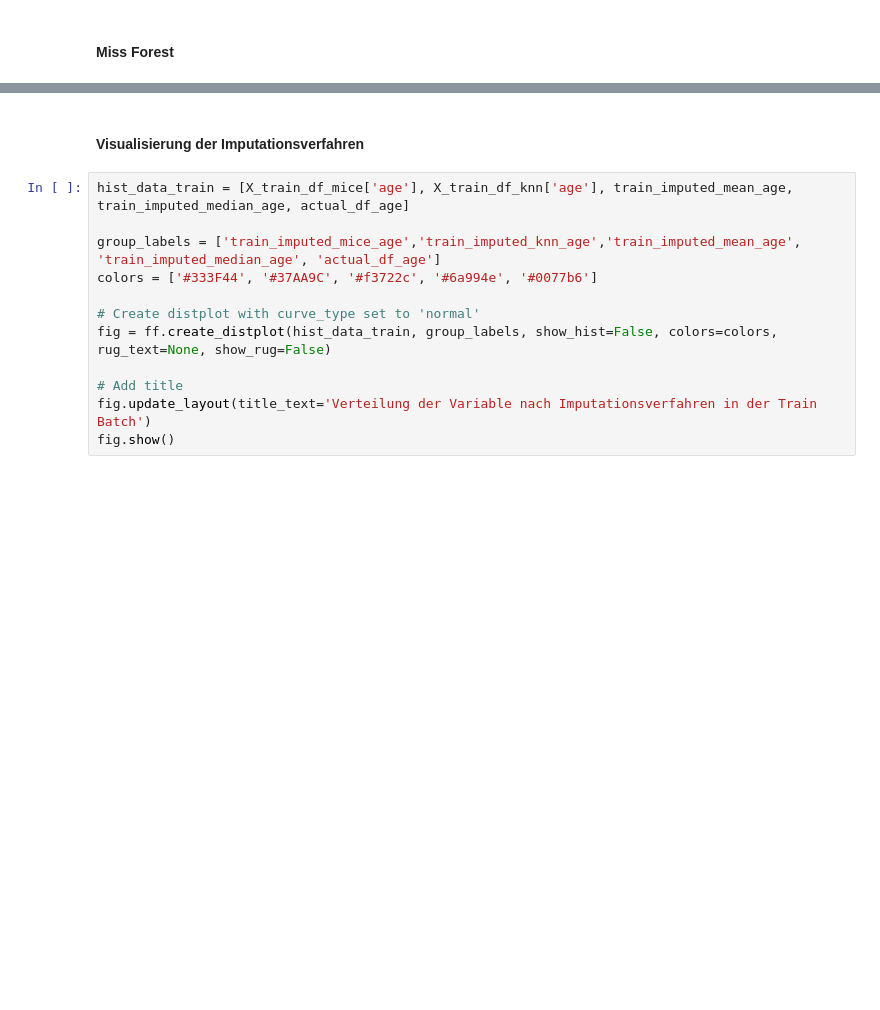
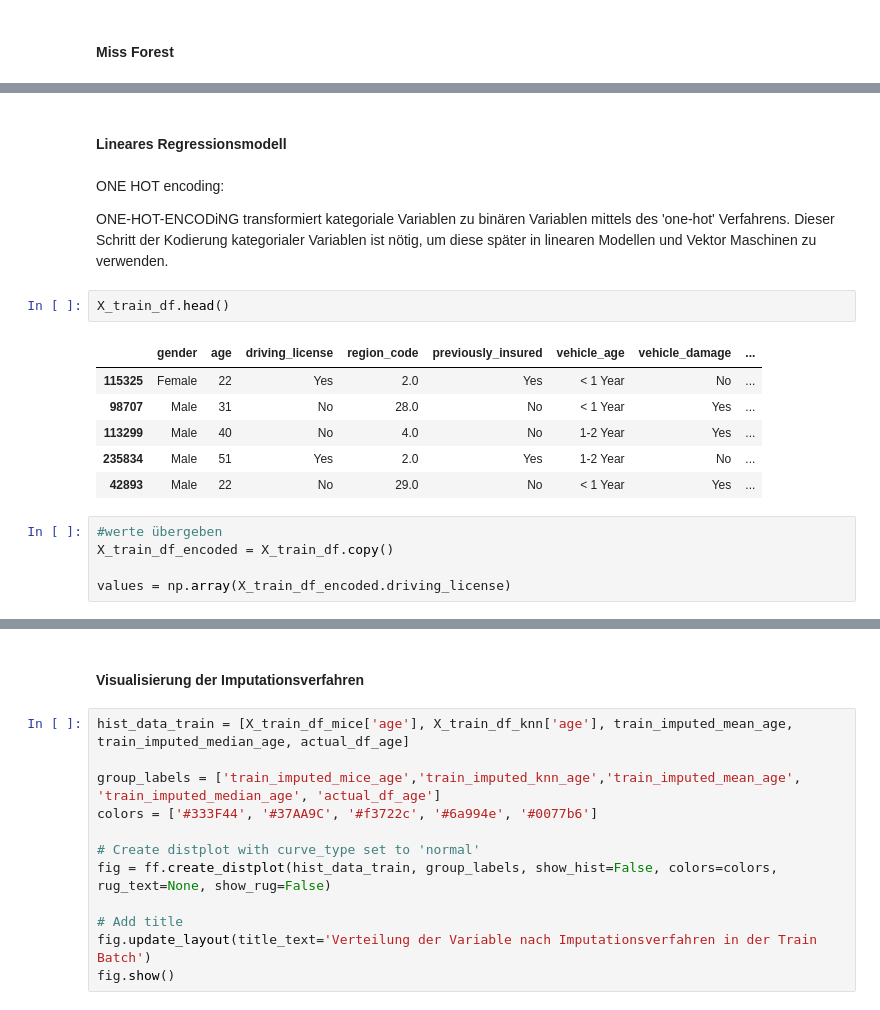
Before and after one commit to tlex-web/data_analysis_crisp_dm, a Jupyter notebook: data_preparation.ipynb, the cells around one changed output, grey strips where cells are left out. Drawn from its saved outputs; the diff is of its cells as text; blank space fills up the shorter version.

```diff
--- a/data_preparation.ipynb
+++ b/data_preparation.ipynb
@@ -346,0 +361,21 @@ X_train_df_mice = pd.DataFrame(X_mice, columns=X_train_df_mice_X.columns)
+# %% [markdown]
+#### Lineares Regressionsmodell
+# %% [markdown]
+ONE HOT encoding:
+
+ONE-HOT-ENCODiNG transformiert kategoriale Variablen zu binären Variablen mittels des 'one-hot' Verfahrens.
+Dieser Schritt der Kodierung kategorialer Variablen ist nötig, um diese später in linearen Modellen und Vektor Maschinen zu verwenden.
+# %%
+X_train_df.head()
+# %% [output]
+|  | gender | age | driving_license | region_code | previously_insured | vehicle_age | vehicle_damage | ... |
+| 115325 | Female | 22 | Yes | 2.0 | Yes | < 1 Year | No | ... |
+| 98707 | Male | 31 | No | 28.0 | No | < 1 Year | Yes | ... |
+| 113299 | Male | 40 | No | 4.0 | No | 1-2 Year | Yes | ... |
+| 235834 | Male | 51 | Yes | 2.0 | Yes | 1-2 Year | No | ... |
+| 42893 | Male | 22 | No | 29.0 | No | < 1 Year | Yes | ... |
+# %%
+#werte übergeben
+X_train_df_encoded = X_train_df.copy()
+
+values = np.array(X_train_df_encoded.driving_license)
```
Also changed, not shown: parts of 23 cells of this notebook.
